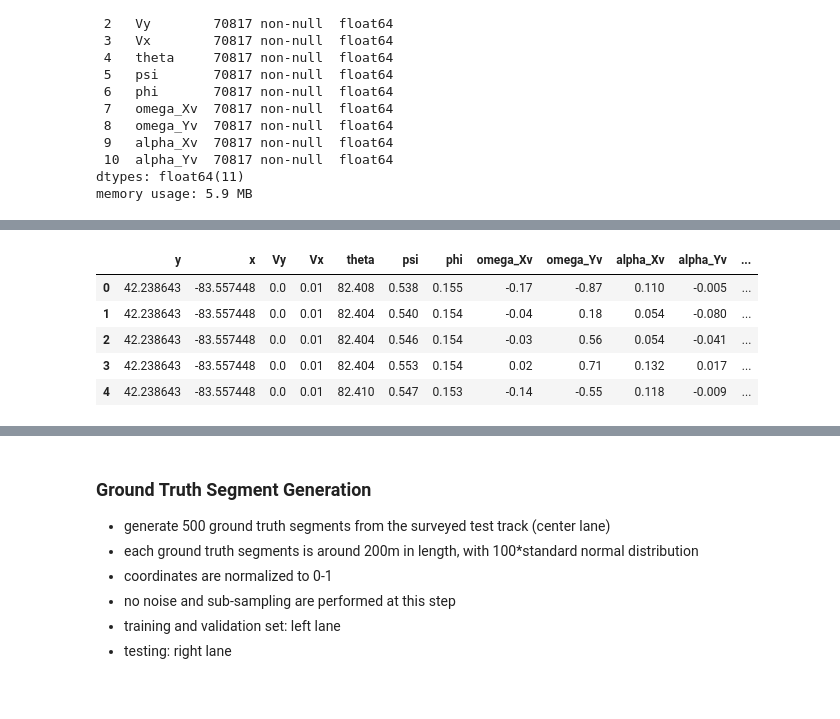
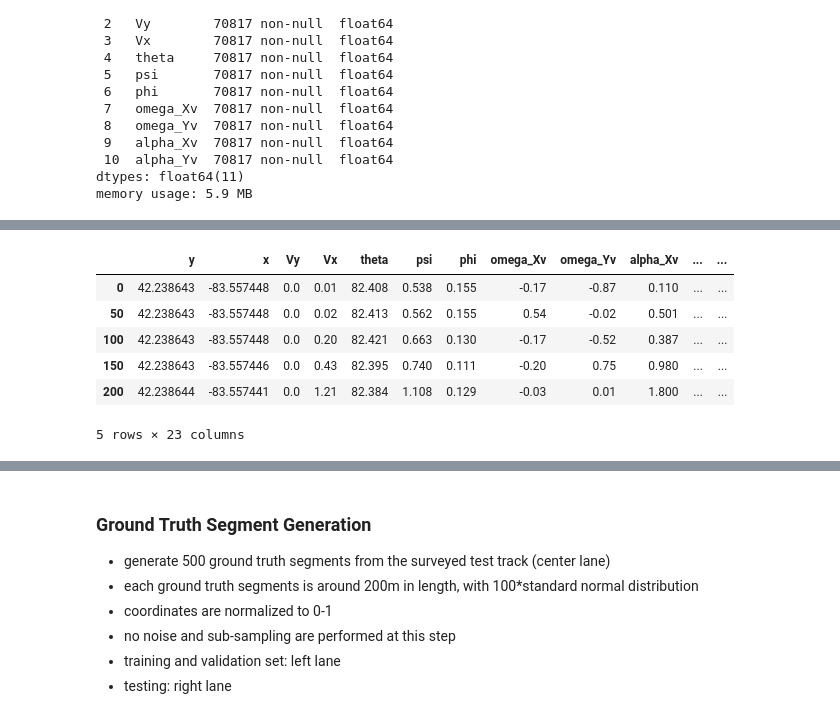
Before and after one commit to jarviskroos7/PATH_vehicle_localization, a Jupyter notebook: code/segment_generation.ipynb, the cells around one changed output, grey strips where cells are left out. Saved outputs shown, nothing was run; the diff lists cells and outputs as text; code cells hidden in the pictures.

```diff
--- a/code/segment_generation.ipynb
+++ b/code/segment_generation.ipynb
@@ -144,22 +173,22 @@ Data columns (total 11 columns):
  10  alpha_Yv  70817 non-null  float64
 dtypes: float64(11)
 memory usage: 5.9 MB
-# %%
-# normalize GPS trajectory and IMU columns
-
-# LEFT LANE
-ll['y_norm'] = MinMaxScaler().fit_transform(np.array(ll['y']).reshape(-1,1))
-ll['x_norm'] = MinMaxScaler().fit_transform(np.array(ll['x']).reshape(-1,1))
-
-ll['theta_norm'] = MinMaxScaler().fit_transform(np.array(ll['theta']).reshape(-1,1))
-ll['Vx_norm'] = MinMaxScaler().fit_transform(np.array(ll['Vx']).reshape(-1,1))
-ll['Vy_norm'] = MinMaxScaler().fit_transform(np.array(ll['Vy']).reshape(-1,1))
-
-
-# RIGHT LANE
-rl['y_norm'] = MinMaxScaler().fit_transform(np.array(rl['y']).reshape(-1,1))
-rl['x_norm'] = MinMaxScaler().fit_transform(np.array(rl['x']).reshape(-1,1))
-
-rl['theta_norm'] = MinMaxScaler().fit_transform(np.array(rl['theta']).reshape(-1,1))
-rl['Vx_norm'] = MinMaxScaler().fit_transform(np.array(rl['Vx']).reshape(-1,1))
-rl['Vy_norm'] = MinMaxScaler().fit_transform(np.array(rl['Vy']).reshape(-1,1))
+# %%
+# normalize GPS trajectory and IMU columns
+
+for coln in ll.columns:
+    ll[f'{coln}_norm'] = MinMaxScaler().fit_transform(np.array(ll[f'{coln}']).reshape(-1,1))
+    rl[f'{coln}_norm'] = MinMaxScaler().fit_transform(np.array(rl[f'{coln}']).reshape(-1,1))
+
+    if coln != 'x' and coln != 'y':
+        ll.drop([f'{coln}'], inplace=True, axis=1)
+        rl.drop([f'{coln}'], inplace=True, axis=1)
+# %%
+# test track loop
+plt.figure(dpi=100)
+
+ll_5hz = ll.iloc[::round(250 / 5)]
+plt.plot(ll_5hz.x_norm, ll_5hz.y_norm, '-o', label='left lane', ms=5)
+# plt.plot(ll.x_norm, ll.y_norm, '--', label='left lane')
+plt.legend()
+plt.show()
@@ -166,9 +197,10 @@ rl['Vy_norm'] = MinMaxScaler().fit_transform(np.array(rl['Vy']).reshape(-1,1))
 # %%
-rl.head()
+ll_5hz.head()
 # %% [output]
-|  | y | x | Vy | Vx | theta | psi | phi | omega_Xv | omega_Yv | alpha_Xv | alpha_Yv | ... |
-| 0 | 42.238643 | -83.557448 | 0.0 | 0.01 | 82.408 | 0.538 | 0.155 | -0.17 | -0.87 | 0.110 | -0.005 | ... |
-| 1 | 42.238643 | -83.557448 | 0.0 | 0.01 | 82.404 | 0.540 | 0.154 | -0.04 | 0.18 | 0.054 | -0.080 | ... |
-| 2 | 42.238643 | -83.557448 | 0.0 | 0.01 | 82.404 | 0.546 | 0.154 | -0.03 | 0.56 | 0.054 | -0.041 | ... |
-| 3 | 42.238643 | -83.557448 | 0.0 | 0.01 | 82.404 | 0.553 | 0.154 | 0.02 | 0.71 | 0.132 | 0.017 | ... |
-| 4 | 42.238643 | -83.557448 | 0.0 | 0.01 | 82.410 | 0.547 | 0.153 | -0.14 | -0.55 | 0.118 | -0.009 | ... |
+|  | y | x | Vy | Vx | theta | psi | phi | omega_Xv | omega_Yv | alpha_Xv | ... | ... |
+| 0 | 42.238643 | -83.557448 | 0.0 | 0.01 | 82.408 | 0.538 | 0.155 | -0.17 | -0.87 | 0.110 | ... | ... |
+| 50 | 42.238643 | -83.557448 | 0.0 | 0.02 | 82.413 | 0.562 | 0.155 | 0.54 | -0.02 | 0.501 | ... | ... |
+| 100 | 42.238643 | -83.557448 | 0.0 | 0.20 | 82.421 | 0.663 | 0.130 | -0.17 | -0.52 | 0.387 | ... | ... |
+| 150 | 42.238643 | -83.557446 | 0.0 | 0.43 | 82.395 | 0.740 | 0.111 | -0.20 | 0.75 | 0.980 | ... | ... |
+| 200 | 42.238644 | -83.557441 | 0.0 | 1.21 | 82.384 | 1.108 | 0.129 | -0.03 | 0.01 | 1.800 | ... | ... |
+5 rows × 23 columns
```
Also changed, not shown: parts of 9 cells of this notebook, 14 other files.
